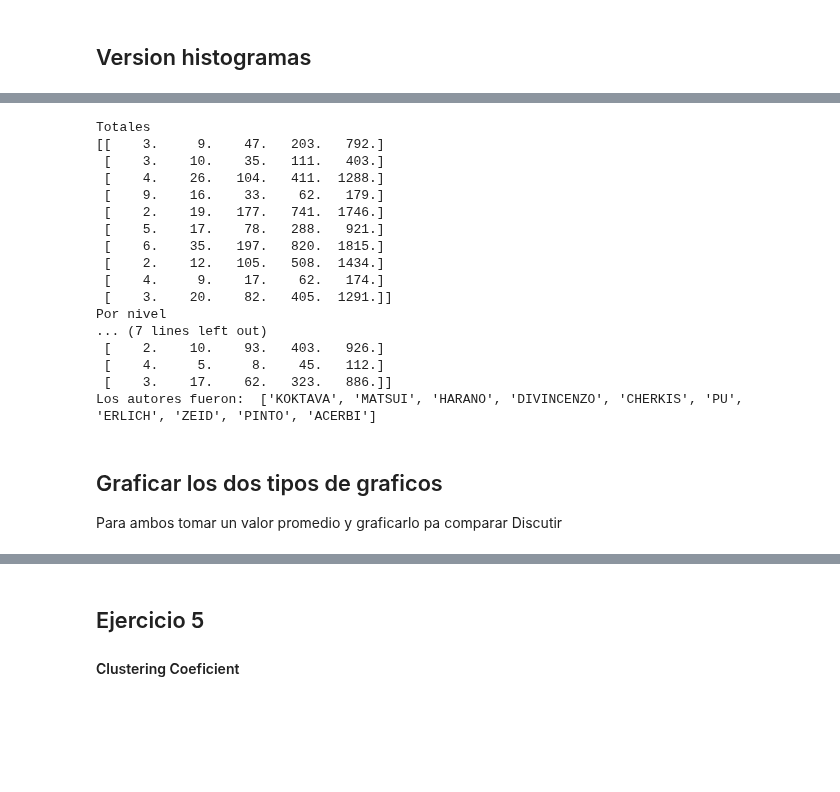
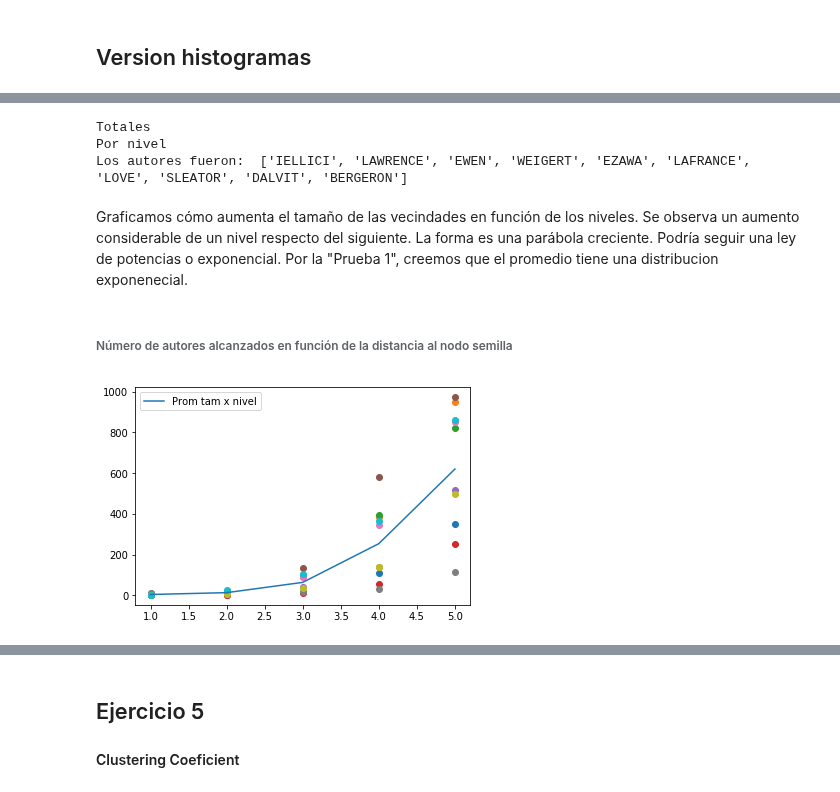
Before and after one commit to turtle-lea/ciencia-de-datos, a Jupyter notebook: tp-4/TP4.ipynb, the cells around one changed output, grey strips where cells are left out. Drawn from its saved outputs; the diff is of its cells as text; code cells hidden in the pictures; blank space fills up the shorter version.

```diff
--- a/tp-4/TP4.ipynb
+++ b/tp-4/TP4.ipynb
@@ -191,2 +183,5 @@ plt.show()
+# %%
+G_ej3 = nx.Graph()
+G_ej3.add_edges_from(lista_de_tuplas)
 # %%
-componentes_conexas = list(nx.connected_components(G))
+componentes_conexas = list(nx.connected_components(G_ej3))
@@ -217,8 +207,8 @@ componente_gigante = list(componentes_conexas[cardinal.index(maximo)])
 # %%
 def cantidad_de_vecinos():
     import random as rd
-    iteraciones=6
-    cant_personas=10
+    iteraciones = 6 # es el grado de separacion
+    cant_personas = 10
     autores_rd = [componente_gigante[rd.randint(0,len(componente_gigante))] for i in range(0, cant_personas)]
 
     autores_x_profundidad = np.zeros((cant_personas,iteraciones))
@@ -232,36 +222,32 @@ def cantidad_de_vecinos():
             autores_x_profundidad[i][j] = int(cantidad_de_vec)
 
     print 'Totales'
-    print autores_x_profundidad[:,1:]
+    totales = autores_x_profundidad[:,1:]
 
     for i in range(0,len(autores_rd)):
         for j in range(1,iteraciones):
             for k in range(0,j):
                 autores_x_profundidad[i][j] = autores_x_profundidad[i][j] - autores_x_profundidad[i][k]
     print 'Por nivel'
-    print autores_x_profundidad[:,1:]
+    por_nivel = autores_x_profundidad[:,1:]
     print "Los autores fueron: ", autores_rd
+    return autores_rd, totales, por_nivel
-# %%
-cantidad_de_vecinos()
-# %% [output]
-Totales
-[[    3.     9.    47.   203.   792.]
- [    3.    10.    35.   111.   403.]
- [    4.    26.   104.   411.  1288.]
- [    9.    16.    33.    62.   179.]
- [    2.    19.   177.   741.  1746.]
- [    5.    17.    78.   288.   921.]
- [    6.    35.   197.   820.  1815.]
- [    2.    12.   105.   508.  1434.]
- [    4.     9.    17.    62.   174.]
- [    3.    20.    82.   405.  1291.]]
-Por nivel
-... (7 lines left out)
- [    2.    10.    93.   403.   926.]
- [    4.     5.     8.    45.   112.]
- [    3.    17.    62.   323.   886.]]
-Los autores fueron:  ['KOKTAVA', 'MATSUI', 'HARANO', 'DIVINCENZO', 'CHERKIS', 'PU', 'ERLICH', 'ZEID', 'PINTO', 'ACERBI']
-# %% [markdown]
-## Graficar los dos tipos de graficos
-Para ambos tomar un valor promedio y graficarlo pa comparar
-Discutir
+# %%
+autores_rd, totales, por_nivel = cantidad_de_vecinos()
+# %% [output]
+Totales
+Por nivel
+Los autores fueron:  ['IELLICI', 'LAWRENCE', 'EWEN', 'WEIGERT', 'EZAWA', 'LAFRANCE', 'LOVE', 'SLEATOR', 'DALVIT', 'BERGERON']
+# %% [markdown]
+Graficamos cómo aumenta el tamaño de las vecindades en función de los niveles. Se observa un aumento considerable de un nivel respecto del siguiente. La forma es una parábola creciente. Podría seguir una ley de potencias o exponencial. Por la "Prueba 1", creemos que el promedio tiene una distribucion exponenecial.
+# %% [markdown]
+###### Número de autores alcanzados en función de la distancia al nodo semilla
+# %%
+for tamanio_x_niveles_autor in totales:
+    plt.plot(range(1,6),tamanio_x_niveles_autor,'o')
+promedio_tamanio_x_niveles_autor = np.mean(totales, axis=0)
+plt.plot(range(1,6),promedio_tamanio_x_niveles_autor, label="Prom tam x nivel")
+plt.legend()
+plt.show()
+# %% [output]
+[figure, added]
```
Also changed, not shown: parts of 78 cells of this notebook.
